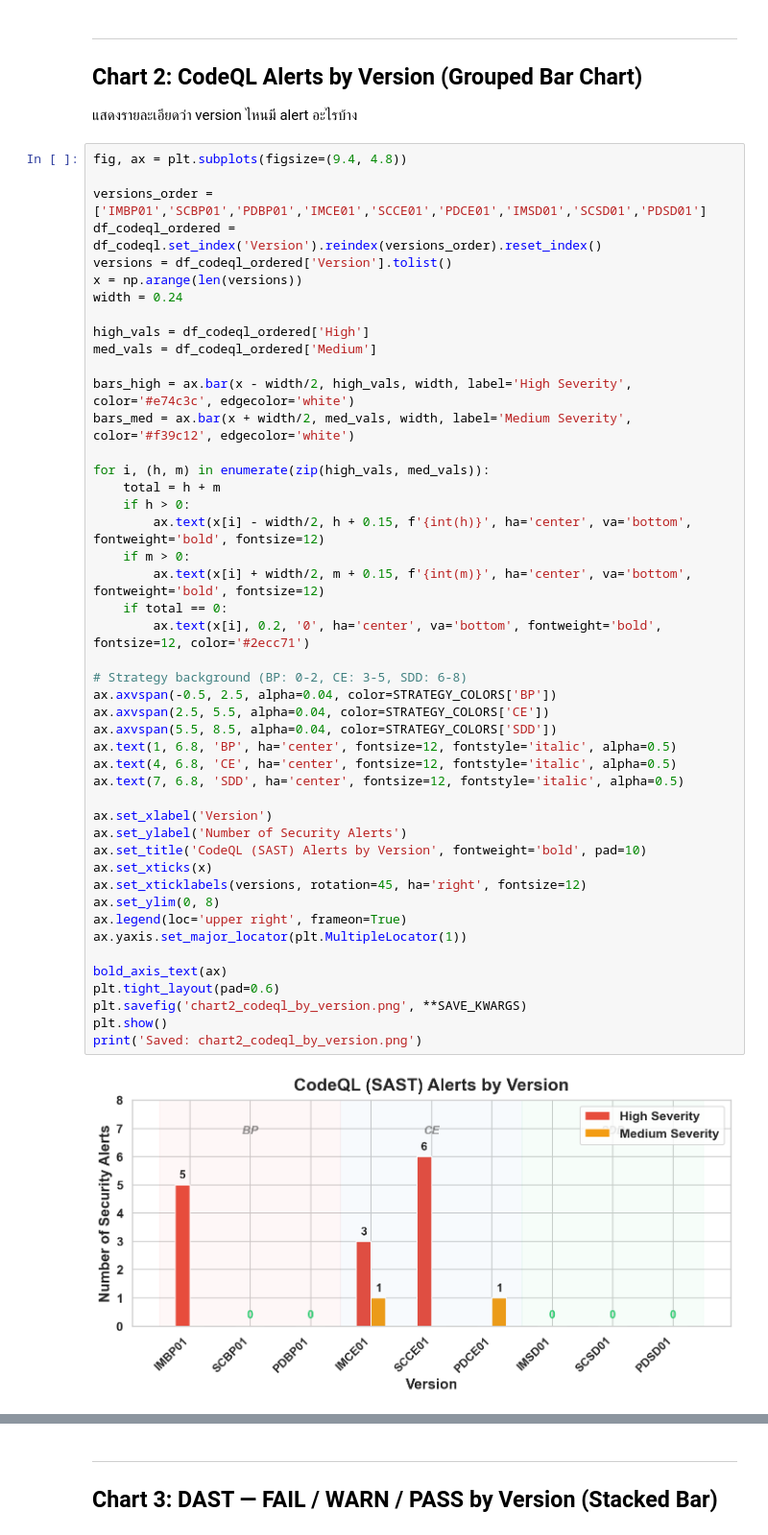
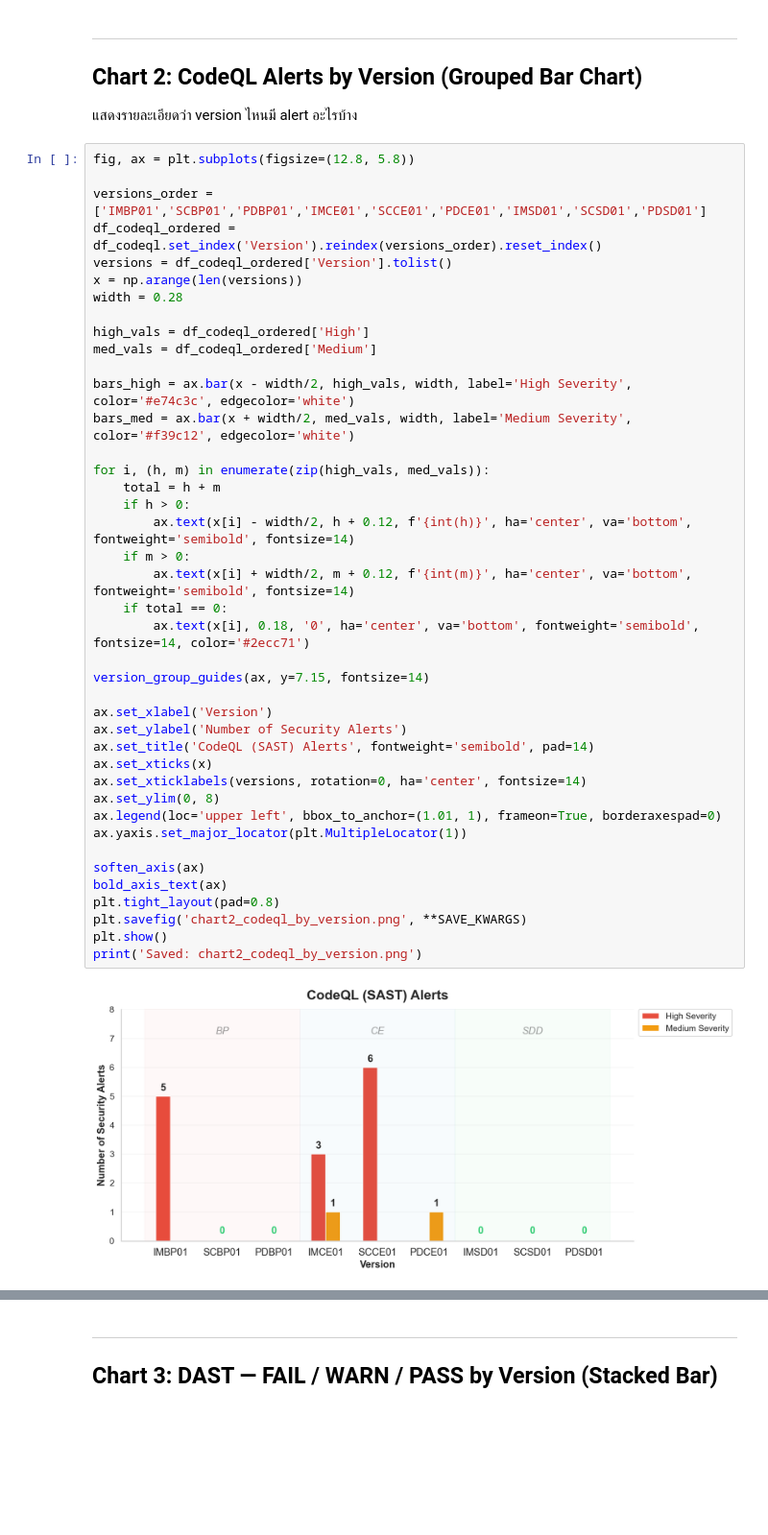
Before and after one commit to PhatchareePuangjai/chatGPT5, a Jupyter notebook: src/versions/_REPORTS/research_charts_executed.ipynb, the cells around one changed output, grey strips where cells are left out. Shown at 96% size. Cells and saved outputs as stored; diff of their text form; blank space fills up the shorter version.

```diff
--- a/src/versions/_REPORTS/research_charts_executed.ipynb
+++ b/src/versions/_REPORTS/research_charts_executed.ipynb
@@ -174,53 +205,48 @@ Saved: chart1_codeql_by_strategy.png
 ## Chart 2: CodeQL Alerts by Version (Grouped Bar Chart)
 แสดงรายละเอียดว่า version ไหนมี alert อะไรบ้าง
 # %%
-fig, ax = plt.subplots(figsize=(9.4, 4.8))
+fig, ax = plt.subplots(figsize=(12.8, 5.8))
 
 versions_order = ['IMBP01','SCBP01','PDBP01','IMCE01','SCCE01','PDCE01','IMSD01','SCSD01','PDSD01']
 df_codeql_ordered = df_codeql.set_index('Version').reindex(versions_order).reset_index()
 versions = df_codeql_ordered['Version'].tolist()
 x = np.arange(len(versions))
-width = 0.24
+width = 0.28
 
 high_vals = df_codeql_ordered['High']
 med_vals = df_codeql_ordered['Medium']
 
 bars_high = ax.bar(x - width/2, high_vals, width, label='High Severity', color='#e74c3c', edgecolor='white')
 bars_med = ax.bar(x + width/2, med_vals, width, label='Medium Severity', color='#f39c12', edgecolor='white')
 
 for i, (h, m) in enumerate(zip(high_vals, med_vals)):
     total = h + m
     if h > 0:
-        ax.text(x[i] - width/2, h + 0.15, f'{int(h)}', ha='center', va='bottom', fontweight='bold', fontsize=12)
+        ax.text(x[i] - width/2, h + 0.12, f'{int(h)}', ha='center', va='bottom', fontweight='semibold', fontsize=14)
     if m > 0:
-        ax.text(x[i] + width/2, m + 0.15, f'{int(m)}', ha='center', va='bottom', fontweight='bold', fontsize=12)
+        ax.text(x[i] + width/2, m + 0.12, f'{int(m)}', ha='center', va='bottom', fontweight='semibold', fontsize=14)
     if total == 0:
-        ax.text(x[i], 0.2, '0', ha='center', va='bottom', fontweight='bold', fontsize=12, color='#2ecc71')
+        ax.text(x[i], 0.18, '0', ha='center', va='bottom', fontweight='semibold', fontsize=14, color='#2ecc71')
 
-# Strategy background (BP: 0-2, CE: 3-5, SDD: 6-8)
-ax.axvspan(-0.5, 2.5, alpha=0.04, color=STRATEGY_COLORS['BP'])
-ax.axvspan(2.5, 5.5, alpha=0.04, color=STRATEGY_COLORS['CE'])
-ax.axvspan(5.5, 8.5, alpha=0.04, color=STRATEGY_COLORS['SDD'])
-ax.text(1, 6.8, 'BP', ha='center', fontsize=12, fontstyle='italic', alpha=0.5)
-ax.text(4, 6.8, 'CE', ha='center', fontsize=12, fontstyle='italic', alpha=0.5)
-ax.text(7, 6.8, 'SDD', ha='center', fontsize=12, fontstyle='italic', alpha=0.5)
+version_group_guides(ax, y=7.15, fontsize=14)
 
 ax.set_xlabel('Version')
 ax.set_ylabel('Number of Security Alerts')
-ax.set_title('CodeQL (SAST) Alerts by Version', fontweight='bold', pad=10)
+ax.set_title('CodeQL (SAST) Alerts', fontweight='semibold', pad=14)
 ax.set_xticks(x)
-ax.set_xticklabels(versions, rotation=45, ha='right', fontsize=12)
+ax.set_xticklabels(versions, rotation=0, ha='center', fontsize=14)
 ax.set_ylim(0, 8)
-ax.legend(loc='upper right', frameon=True)
+ax.legend(loc='upper left', bbox_to_anchor=(1.01, 1), frameon=True, borderaxespad=0)
 ax.yaxis.set_major_locator(plt.MultipleLocator(1))
 
+soften_axis(ax)
 bold_axis_text(ax)
-plt.tight_layout(pad=0.6)
+plt.tight_layout(pad=0.8)
 plt.savefig('chart2_codeql_by_version.png', **SAVE_KWARGS)
 plt.show()
 print('Saved: chart2_codeql_by_version.png')
 # %% [output]
-[figure, old version]
+[figure, new version]
 Saved: chart2_codeql_by_version.png
 # %% [markdown]
 ---
```
Also changed, not shown: parts of 10 cells of this notebook, 14 other files.
